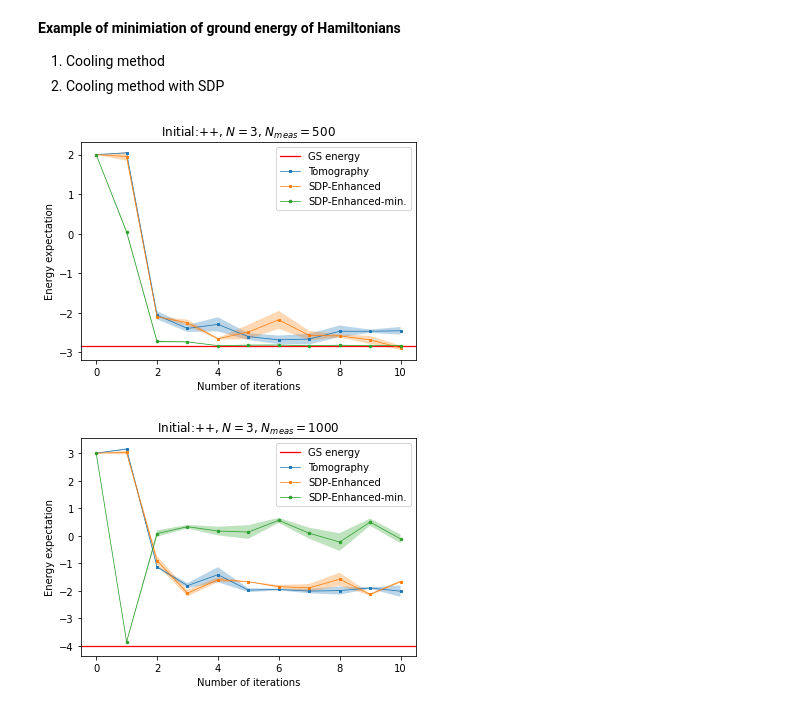
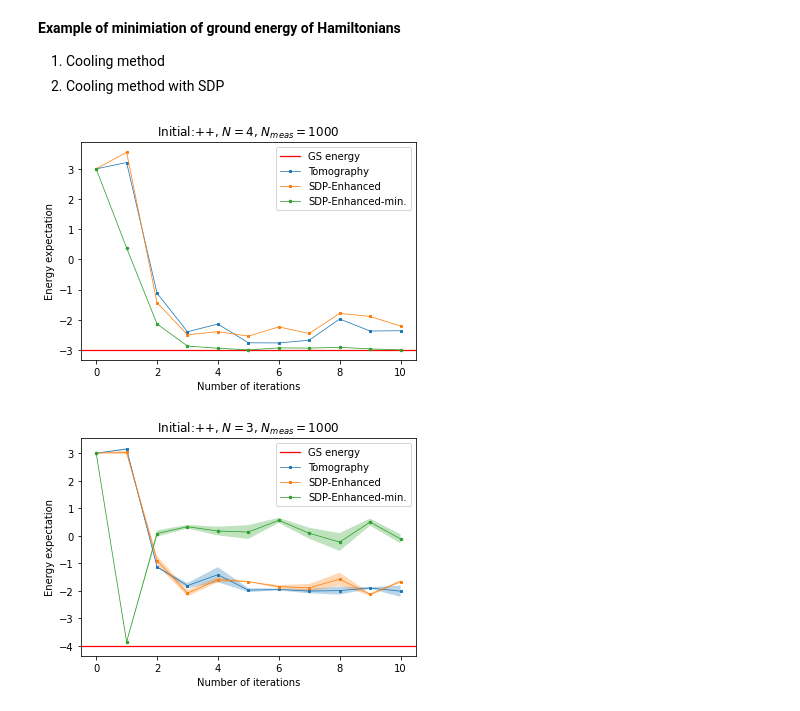
Before and after one commit to ZheruiWANG/SDP-for-VQE, a Jupyter notebook: More-Qubit Pro v3.0/algorithmic_cooling_final.ipynb, the cells around one changed output. Cells and saved outputs as stored; diff of their text form; code cells hidden in the pictures.

Commit message:
Fix bugs of pauli_commutator

```diff
--- a/More-Qubit Pro v3.0/algorithmic_cooling_final.ipynb
+++ b/More-Qubit Pro v3.0/algorithmic_cooling_final.ipynb
@@ -75,20 +75,25 @@ def pauli_commutator(pauli_str1, pauli_str2):
         INPUT: 'X', 'Y'
         OUTPUT: [2j, Z] (Because [X,Y]=2iZ)
     '''
+    num_negatives_1 = pauli_str1.count('-')
+    num_negatives_2 = pauli_str2.count('-')
+    phase = (-1) ** (num_negatives_1 + num_negatives_2)
+    cleaned_pauli_str1 = pauli_str1.replace('-', '')
+    cleaned_pauli_str2 = pauli_str2.replace('-', '')
 
-    commutator = pauliToMatrix(pauli_str1)*pauliToMatrix(pauli_str2) - pauliToMatrix(pauli_str2)*pauliToMatrix(pauli_str1)
+    commutator = pauliToMatrix(cleaned_pauli_str1)*pauliToMatrix(cleaned_pauli_str2) - pauliToMatrix(cleaned_pauli_str2)*pauliToMatrix(cleaned_pauli_str1)
 
     if np.all(np.array(commutator) == 0):
         return 0
     else:
         commutator_str = ''
         coef = 2
-        for i in range(len(pauli_str1)):
-            result = pauli_product(pauli_str1[i], pauli_str2[i])
+        for i in range(len(cleaned_pauli_str1)):
+            result = pauli_product(cleaned_pauli_str1[i], cleaned_pauli_str2[i])
             commutator_str = commutator_str + result[1]
             coef = coef*result[0]
 
-        return coef, commutator_str
+        return coef*phase, commutator_str
 
 def qiskit_statevec_map(statevec_qiskit, N):
     '''Qiskit orders qubits in a endian way,
@@ -261,8 +266,7 @@ def find_h_best(dm_dict, h_set, H_global_list, N, M, K):
         # Compute commutator [h,H]
         commutator_1st_list = [] # [h,H]
         for H in H_global_list:
-            cleaned_H = H.replace('-', '')
-            tmp = pauli_commutator(h, cleaned_H)
+            tmp = pauli_commutator(h, H)
             if tmp != 0:
                 commutator_1st_list.append(tmp)
 
@@ -534,7 +538,7 @@ def get_HF_state(H_global_list, H_global_matrix, N, M, K, model_type):
 
     qc = QuantumCircuit(N)
 
-    while abs(diff) > 1e-3:
+    while abs(diff) > 1e-4:
 
         exp_H_value_old = exp_H_value
 
@@ -872,40 +875,40 @@ def main(initial_guess, N_opt, N_meas, num_of_shots,
 
     return avg_expH, std_expH, avg_expH_enhanced, std_expH_enhanced, avg_expH_enhanced_SDPvalue, std_expH_enhanced_SDPvalue, ground_state_energy
 # %%
-H_local_list = ['XX','YY'] # Pauli string representation of the local Hamiltonian of subsystems
+H_local_list = ['XX','-YY','ZZ'] # Pauli string representation of the local Hamiltonian of subsystems
 model_type = 'open'
 M = 2 # Number of qubits of subsystems
 G = 3 # Number of qubits of partial global system (C1)
 
 N_opt = 10 # Number of iterations of cooling
-num_of_shots = 2 # Number of experiments we do
+num_of_shots = 1 # Number of experiments we do
 
 data = []
-for N in [3]: # Number of qubits of the entire system
-    for N_meas in [500]: # Number of measurements in all basis each loop
+for N in [4]: # Number of qubits of the entire system
+    for N_meas in [1000]: # Number of measurements in all basis each loop
         for initial_guess in ['++']:
             avg_expH, std_expH, avg_expH_enhanced, std_expH_enhanced, avg_expH_enhanced_SDPvalue, std_expH_enhanced_SDPvalue, ground_state_energy = main(initial_guess, N_opt, N_meas, num_of_shots,
                                                                                                                                                 N, M, G, H_local_list, model_type)
             for i in list(range(N_opt+1)):
                 # Save data to Panda DataFrame
                 df = {
                     'N_opt': i,
                     'avg_expH': avg_expH[i],
                     'std_expH': std_expH[i],
                     'avg_expH_enhanced': avg_expH_enhanced[i],
                     'std_expH_enhanced': std_expH_enhanced[i],
                     'avg_expH_enhanced_SDPvalue': avg_expH_enhanced_SDPvalue[i],
                     'std_expH_enhanced_SDPvalue': std_expH_enhanced_SDPvalue[i],
                     'N': N,
                     'N_meas': N_meas,
                     'Initial_state': initial_guess
                 }
                 data.append(df)
 
 df = pd.DataFrame(data)
 df.to_csv('experiment_data.csv', index=False) # Save the DataFrame to a CSV file
 # %% [output]
-[figure, old version]
+[figure, new version]
 # %%
 H_local_list = ['XX','YY'] # Pauli string representation of the local Hamiltonian of subsystems
 model_type = 'closed'
```
Also changed, not shown: parts of 18 cells of this notebook, 9 other files.
